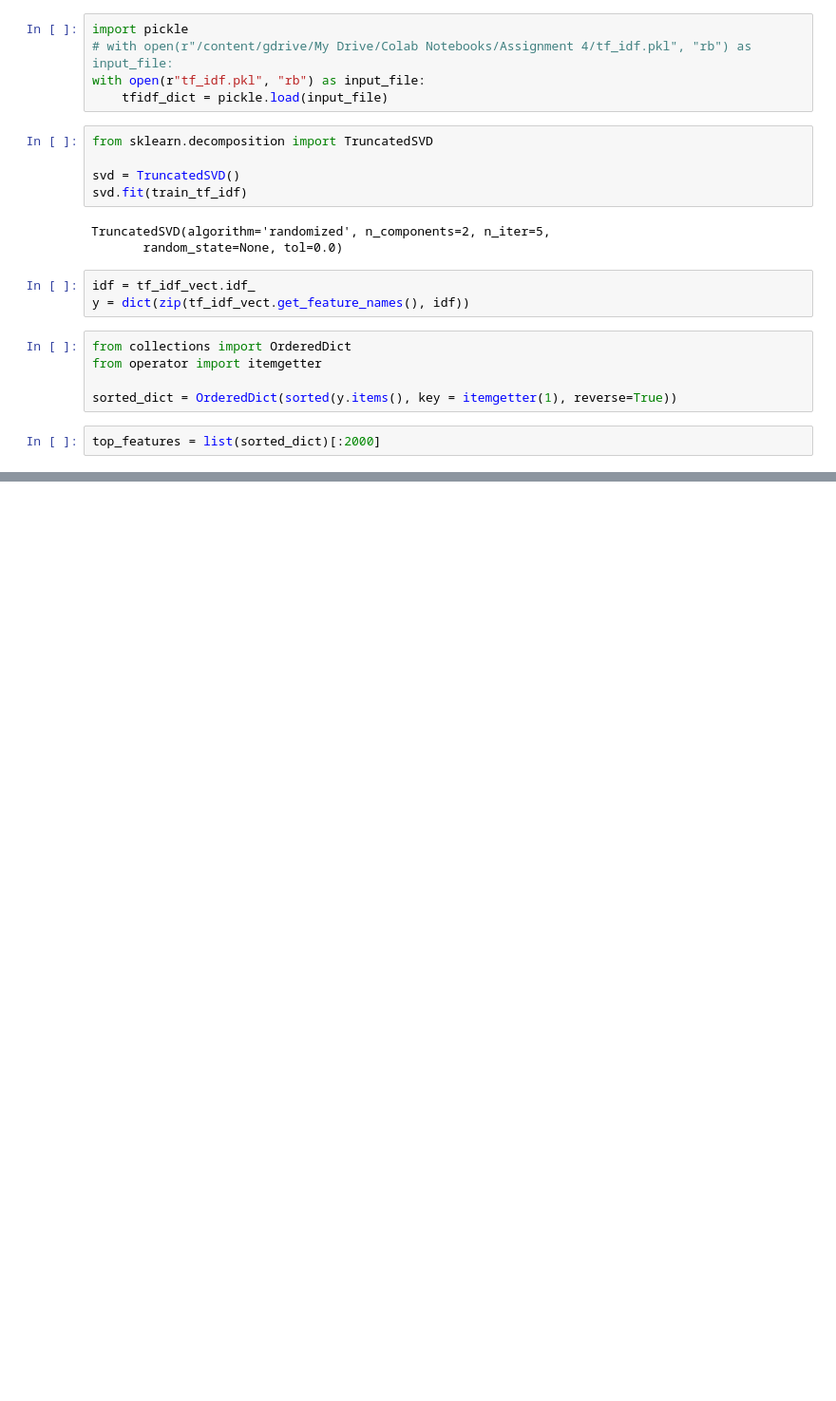
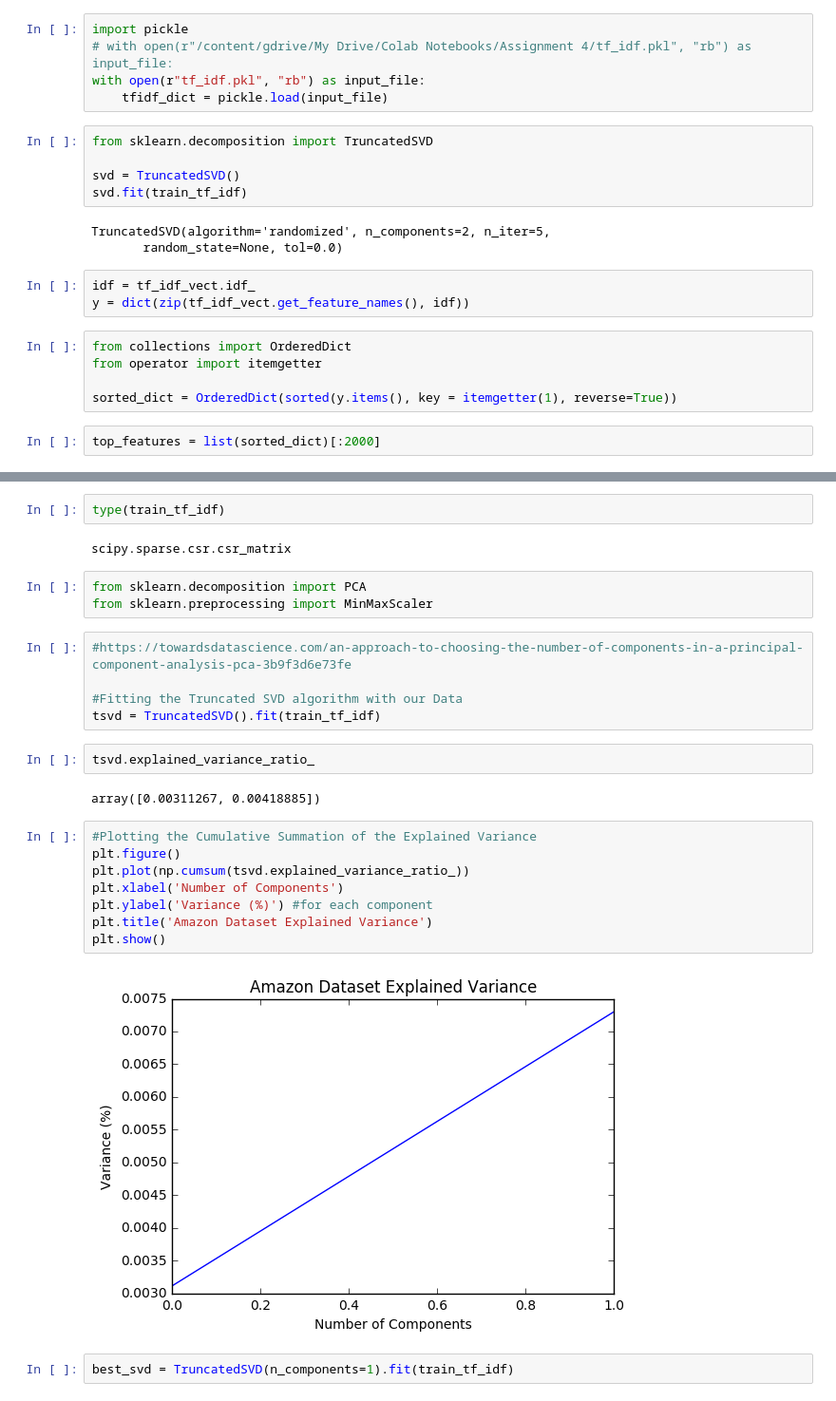
Before and after one commit to rajendrac3/Machine-Learning, a Jupyter notebook: Apply Truncated SVD on Amazon reviews data set/Apply Truncated SVD on Amazon reviews data set.ipynb, the cells around one changed output, grey strips where cells are left out. Shown: that part at 95% size. Drawn from its saved outputs; the diff is of its cells as text; blank space fills up the shorter version.

Commit message:
plotted elbow plot to determine best n

```diff
--- a/Apply Truncated SVD on Amazon reviews data set/Apply Truncated SVD on Amazon reviews data set.ipynb
+++ b/Apply Truncated SVD on Amazon reviews data set/Apply Truncated SVD on Amazon reviews data set.ipynb
@@ -470,0 +511,28 @@ train_tf_idf_top_features
+# %%
+type(train_tf_idf)
+# %% [output]
+scipy.sparse.csr.csr_matrix
+# %%
+from sklearn.decomposition import PCA
+from sklearn.preprocessing import MinMaxScaler
+# %%
+#https://towardsdatascience.com/an-approach-to-choosing-the-number-of-components-in-a-principal-component-analysis-pca-3b9f3d6e73fe
+
+#Fitting the Truncated SVD algorithm with our Data
+tsvd = TruncatedSVD().fit(train_tf_idf)
+# %%
+tsvd.explained_variance_ratio_
+# %% [output]
+array([0.00311267, 0.00418885])
+# %%
+#Plotting the Cumulative Summation of the Explained Variance
+plt.figure()
+plt.plot(np.cumsum(tsvd.explained_variance_ratio_))
+plt.xlabel('Number of Components')
+plt.ylabel('Variance (%)') #for each component
+plt.title('Amazon Dataset Explained Variance')
+plt.show()
+# %% [output]
+[figure, added]
+# %%
+best_svd = TruncatedSVD(n_components=1).fit(train_tf_idf)
```
Also changed, not shown: parts of 13 cells of this notebook.
